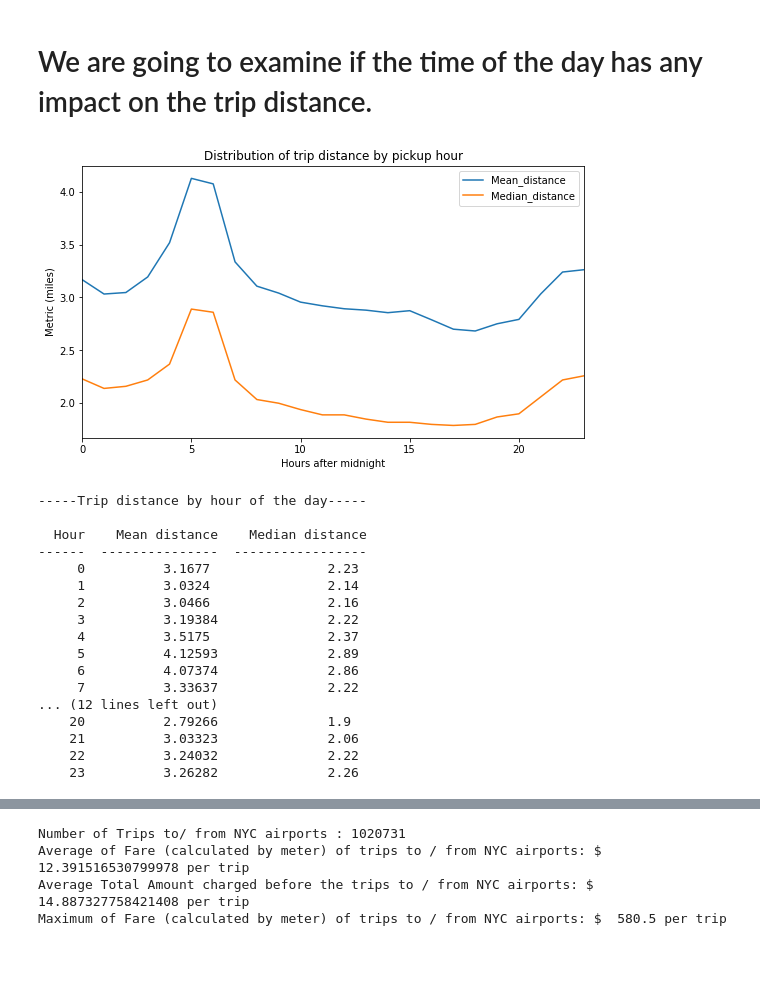
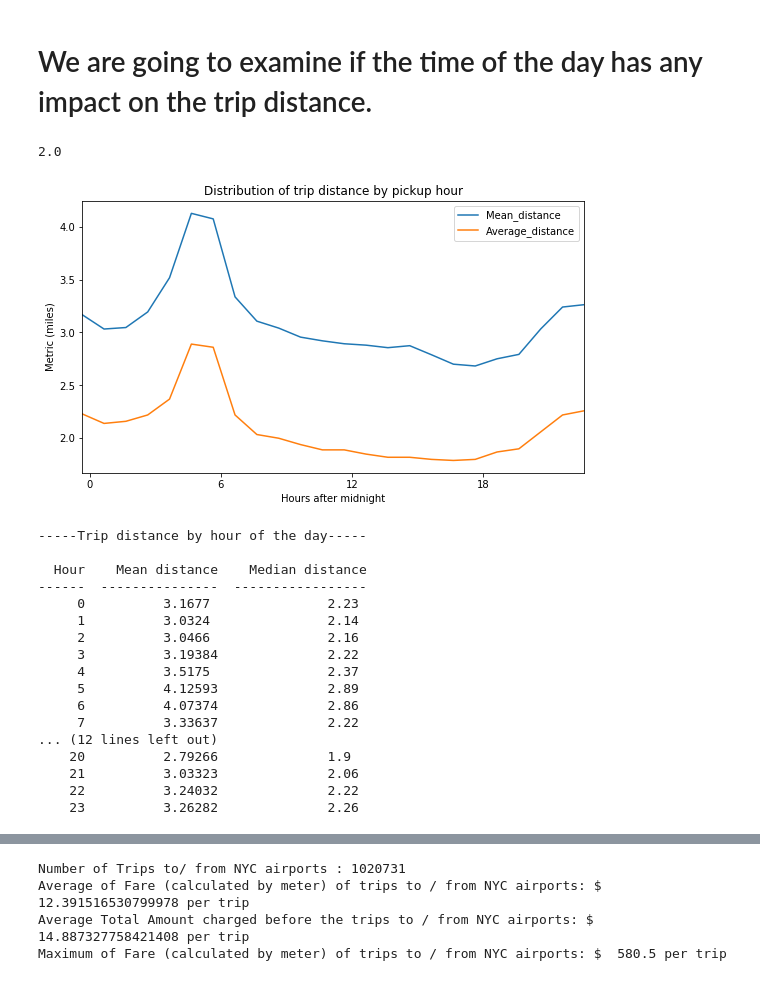
Before and after one commit to kayambi/Taxi_Cab_of_New_York, a Jupyter notebook: DataSet/LFS (Large FIle Storage ) working progress !!!!.ipynb, the cells around one changed output, grey strips where cells are left out. Cells and saved outputs as stored; diff of their text form; code cells hidden in the pictures.

```diff
--- a/DataSet/LFS (Large FIle Storage ) working progress !!!!.ipynb
+++ b/DataSet/LFS (Large FIle Storage ) working progress !!!!.ipynb
@@ -121,34 +128,38 @@ To the left is plotted the distribution of the entire raw set of Trip distance.
 The hypothesis: The trips are not random. If there were random, we would have a (symmetric) Gaussian distribution. The non-zero autocorrelation may be related the fact that people taking ride are pushed by a common cause, for instance, people rushing to work.
 # %% [markdown]
 # We are going to examine if the time of the day has any impact on the trip distance.
+# %%
+data['Trip_distance'].median()
+# %% [output]
+2.0
 # %%
 # First, convert pickup and drop off datetime variable in their specific righ format
 data['lpep_pickup_dt'] = data.lpep_pickup_datetime.apply(lambda x:dt.datetime.strptime(x,"%m/%d/%y %H:%M"))
-data['lpep_dropoff_dt'] = data.	Lpep_dropoff_datetime.apply(lambda x:dt.datetime.strptime(x,"%m/%d/%y %H:%M"))
+data['lpep_dropoff_dt'] = data.Lpep_dropoff_datetime.apply(lambda x:dt.datetime.strptime(x,"%m/%d/%y %H:%M"))
 
 # Second, create a variable for pickup hours
 data['Pickup_hour'] = data.lpep_pickup_dt.apply(lambda x:x.hour)
 
-# Mean and Median of trip distance by pickup hour
-# I will generate the table but also generate a plot for a better visualization
+# # Mean and Median of trip distance by pickup hour
+# # I will generate the table but also generate a plot for a better visualization
+fig,ax = plt.subplots(1,figsize=(9,5)) # prepare fig to plot mean and median values
+# use a pivot table to aggregate Trip_distance by hour
+table1 = data.pivot_table(index='Pickup_hour',values='Trip_distance',aggfunc=('mean','median')).reset_index()
 
-fig,ax = plt.subplots(1,1,figsize=(9,5)) # prepare fig to plot mean and median values
-# use a pivot table to aggregate Trip_distance by hour
-table1 = data.pivot_table(index='Pickup_hour', values='Trip_distance',aggfunc=('mean','median')).reset_index()
-# rename columns
-table1.columns = ['Hour','Mean_distance','Median_distance']
-table1[['Mean_distance','Median_distance']].plot(ax=ax)
+# # # rename columns
+table1.columns =['Hour','Mean_distance','Average_distance']
+table1[['Mean_distance','Average_distance']].plot(ax=ax)
 plt.ylabel('Metric (miles)')
 plt.xlabel('Hours after midnight')
 plt.title('Distribution of trip distance by pickup hour')
-#plt.xticks(np.arange(0,30,6)+0.35,range(0,30,6))
+plt.xticks(np.arange(0,30,6)+0.35,range(0,30,6))
 plt.xlim([0,23])
 plt.savefig('Question3_1.jpeg',format='jpeg')
 plt.show()
 print ('-----Trip distance by hour of the day-----\n')
-print (tabulate(table1.values.tolist(),["Hour","Mean distance","Median distance"]))
+print (tabulate(table1.values.tolist(),["Hour","Mean distance","Median distance", "Maximum distance"]))
 # %% [output]
-[figure, old version]
+[figure, new version]
 -----Trip distance by hour of the day-----
 
   Hour    Mean distance    Median distance
```
Also changed, not shown: parts of 25 cells of this notebook, 10 other files.
